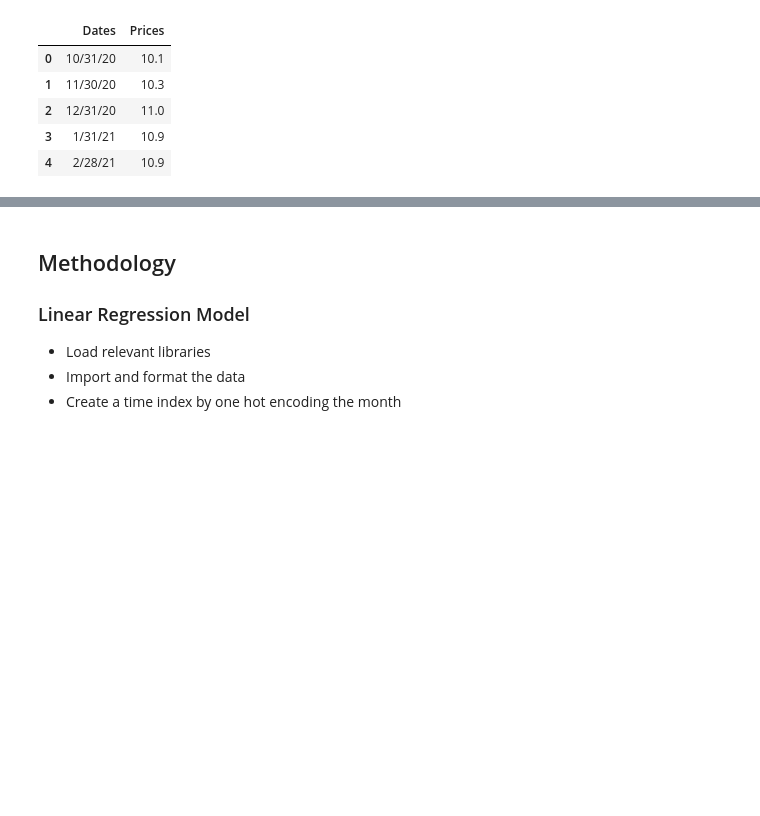
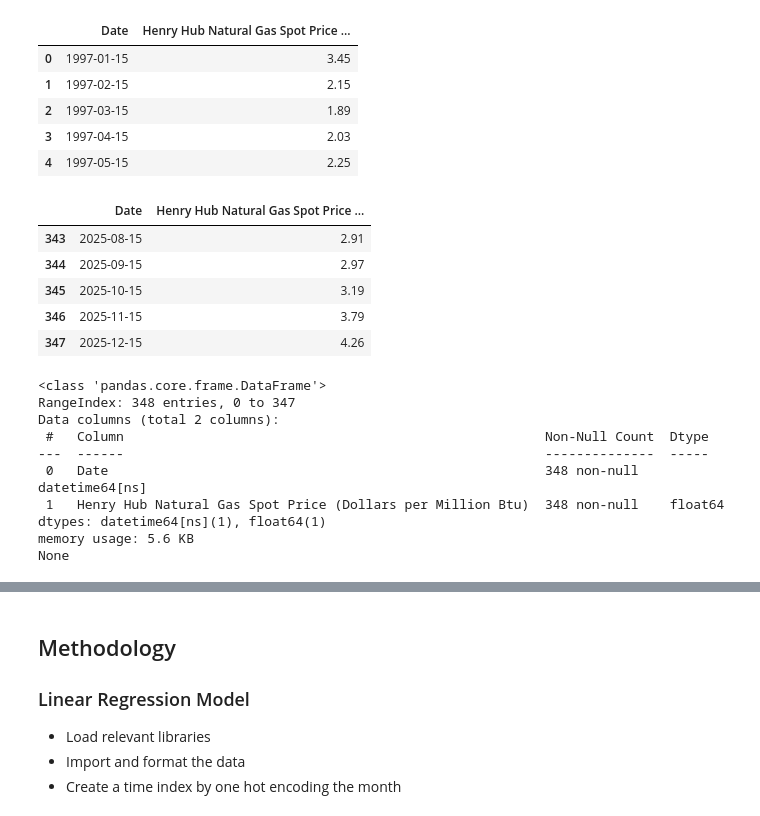
Before and after one commit to aye-ko/Natural_Gas_App, a Jupyter notebook: Natural_Gas_Prediction_Model.ipynb, the cells around one changed output, grey strips where cells are left out. Saved outputs shown, nothing was run; the diff lists cells and outputs as text; code cells hidden in the pictures; blank space fills up the shorter version.

```diff
--- a/Natural_Gas_Prediction_Model.ipynb
+++ b/Natural_Gas_Prediction_Model.ipynb
@@ -35,9 +53,28 @@ df_1 = pd.read_csv('Nat_Gas.csv')
 # %%
+df = pd.read_excel('RNGWHHDm.xls', sheet_name='Data 1', skiprows=2)
 display(df.head())
+display(df.tail())
+print(df.info())
 # %% [output]
-|  | Dates | Prices |
-| 0 | 10/31/20 | 10.1 |
-| 1 | 11/30/20 | 10.3 |
-| 2 | 12/31/20 | 11.0 |
-| 3 | 1/31/21 | 10.9 |
-| 4 | 2/28/21 | 10.9 |
+|  | Date | Henry Hub Natural Gas Spot Price ... |
+| 0 | 1997-01-15 | 3.45 |
+| 1 | 1997-02-15 | 2.15 |
+| 2 | 1997-03-15 | 1.89 |
+| 3 | 1997-04-15 | 2.03 |
+| 4 | 1997-05-15 | 2.25 |
+|  | Date | Henry Hub Natural Gas Spot Price ... |
+| 343 | 2025-08-15 | 2.91 |
+| 344 | 2025-09-15 | 2.97 |
+| 345 | 2025-10-15 | 3.19 |
+| 346 | 2025-11-15 | 3.79 |
+| 347 | 2025-12-15 | 4.26 |
+<class 'pandas.core.frame.DataFrame'>
+RangeIndex: 348 entries, 0 to 347
+Data columns (total 2 columns):
+ #   Column                                                      Non-Null Count  Dtype
+---  ------                                                      --------------  -----
+ 0   Date                                                        348 non-null    datetime64[ns]
+ 1   Henry Hub Natural Gas Spot Price (Dollars per Million Btu)  348 non-null    float64
+dtypes: datetime64[ns](1), float64(1)
+memory usage: 5.6 KB
+None
```
Also changed, not shown: parts of 22 cells of this notebook.
